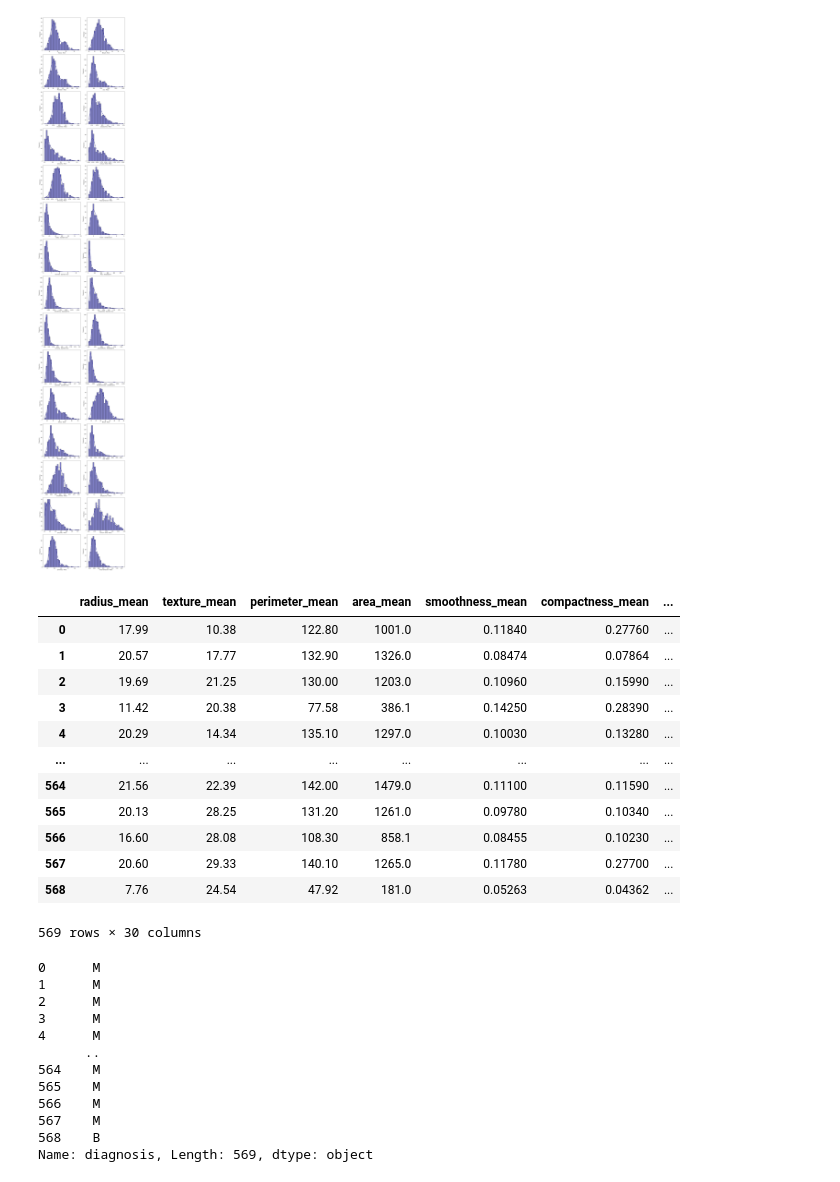
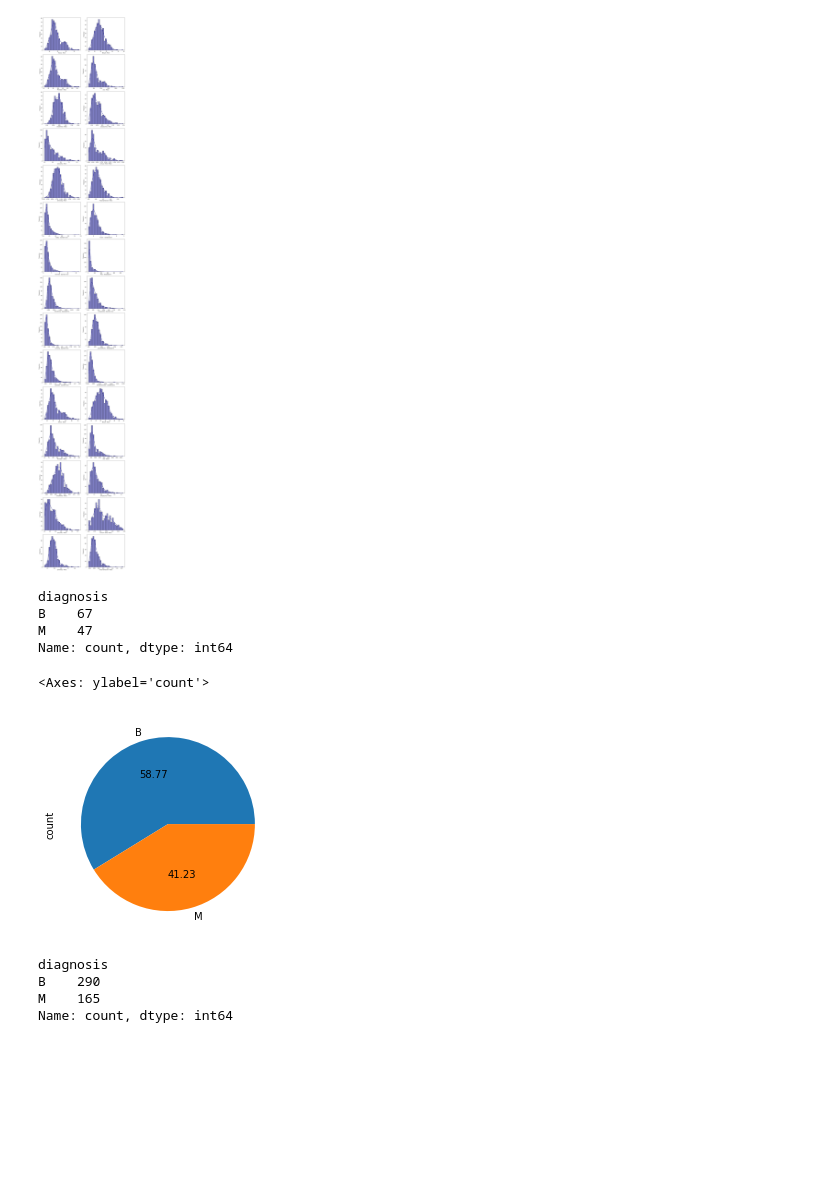
Before and after one commit to Bolajiemmanuel01/DS_Python_projects, a Jupyter notebook: Breast_Cancer_prediction/breast.ipynb, the cells around one changed output. Drawn from its saved outputs; the diff is of its cells as text; code cells hidden in the pictures; blank space fills up the shorter version.

```diff
--- a/Breast_Cancer_prediction/breast.ipynb
+++ b/Breast_Cancer_prediction/breast.ipynb
@@ -208,37 +214,7 @@ plt.show()
 # %% [output]
 [figure]
 # %%
-x = df.iloc[:, 1:]
-
-x
+X = df.iloc[:, 1:]
+y = df.iloc[:, 0]
-# %% [output]
-|  | radius_mean | texture_mean | perimeter_mean | area_mean | smoothness_mean | compactness_mean | ... |
-| 0 | 17.99 | 10.38 | 122.80 | 1001.0 | 0.11840 | 0.27760 | ... |
-| 1 | 20.57 | 17.77 | 132.90 | 1326.0 | 0.08474 | 0.07864 | ... |
-| 2 | 19.69 | 21.25 | 130.00 | 1203.0 | 0.10960 | 0.15990 | ... |
-| 3 | 11.42 | 20.38 | 77.58 | 386.1 | 0.14250 | 0.28390 | ... |
-| 4 | 20.29 | 14.34 | 135.10 | 1297.0 | 0.10030 | 0.13280 | ... |
-| ... | ... | ... | ... | ... | ... | ... | ... |
-| 564 | 21.56 | 22.39 | 142.00 | 1479.0 | 0.11100 | 0.11590 | ... |
-| 565 | 20.13 | 28.25 | 131.20 | 1261.0 | 0.09780 | 0.10340 | ... |
-| 566 | 16.60 | 28.08 | 108.30 | 858.1 | 0.08455 | 0.10230 | ... |
-| 567 | 20.60 | 29.33 | 140.10 | 1265.0 | 0.11780 | 0.27700 | ... |
-| 568 | 7.76 | 24.54 | 47.92 | 181.0 | 0.05263 | 0.04362 | ... |
-569 rows × 30 columns
-# %%
-y = df.iloc[:, 0]
-
-y
-# %% [output]
-0      M
-1      M
-2      M
-3      M
-4      M
-      ..
-564    M
-565    M
-566    M
-567    M
-568    B
-Name: diagnosis, Length: 569, dtype: object
+# %%
+X_train, X_test, y_train, y_test = train_test_split(X, y, test_size=0.2, random_state=0)
@@ -244,0 +225,19 @@ Name: diagnosis, Length: 569, dtype: object
+# %%
+y_test.value_counts()
+# %% [output]
+diagnosis
+B    67
+M    47
+Name: count, dtype: int64
+# %%
+y_test.value_counts().plot.pie(autopct = '%.2f')
+# %% [output]
+<Axes: ylabel='count'>
+[figure, added]
+# %%
+y_train.value_counts()
+# %% [output]
+diagnosis
+B    290
+M    165
+Name: count, dtype: int64
```
Also changed, not shown: parts of 9 cells of this notebook.
